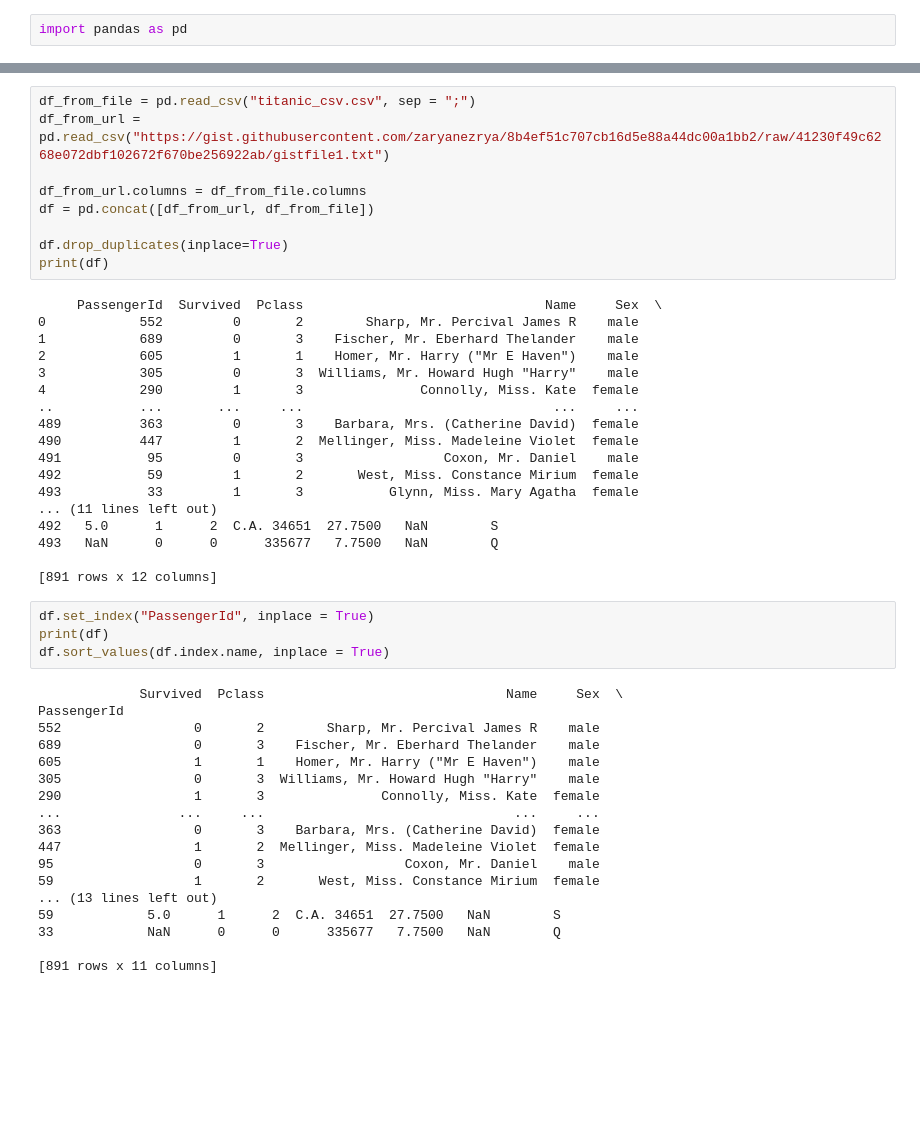
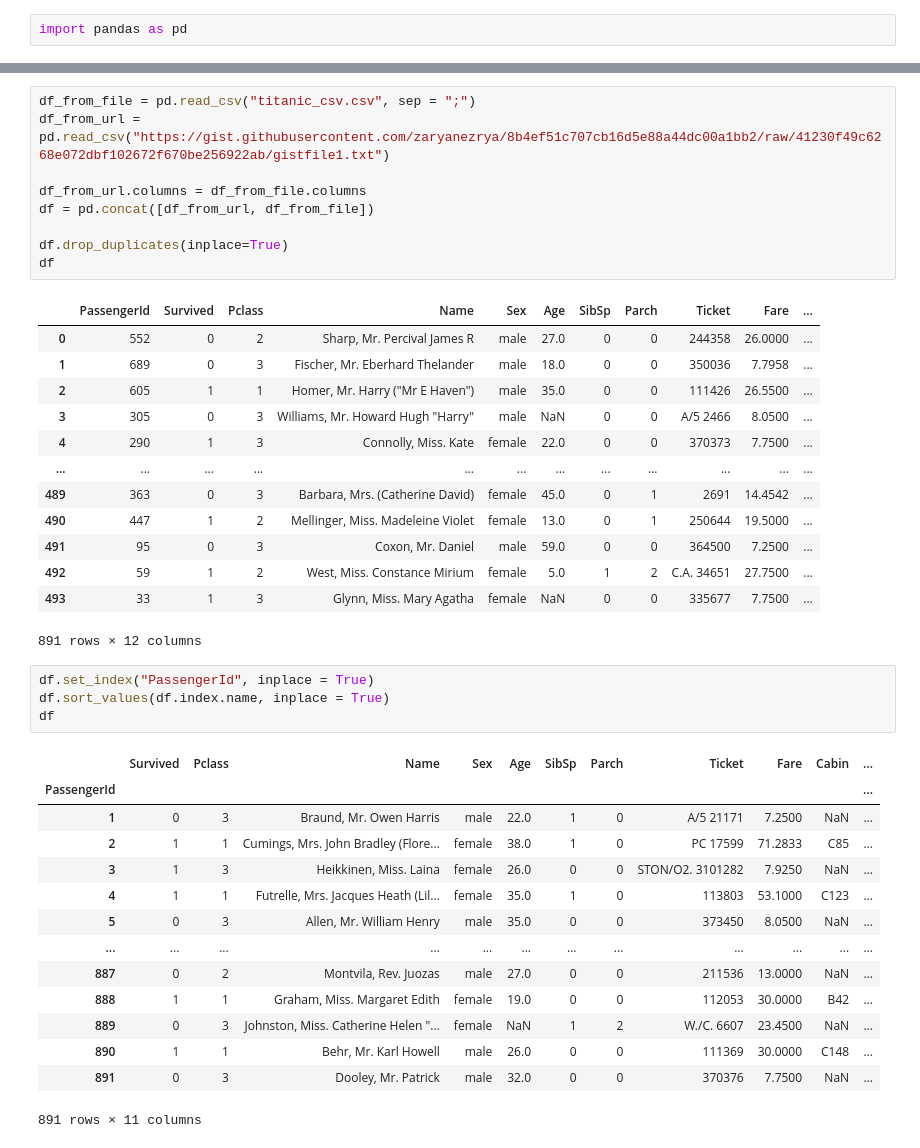
Before and after one commit to stwz13/practicum, a Jupyter notebook: lab_5.ipynb, the cells around one changed output, grey strips where cells are left out. Saved outputs shown, nothing was run; the diff lists cells and outputs as text; blank space fills up the shorter version.

```diff
--- a/lab_5.ipynb
+++ b/lab_5.ipynb
@@ -18,45 +18,38 @@ df_from_url.columns = df_from_file.columns
 df = pd.concat([df_from_url, df_from_file])
 
 df.drop_duplicates(inplace=True)
-print(df)
+df
 # %% [output]
+|  | PassengerId | Survived | Pclass | Name | Sex | Age | SibSp | Parch | Ticket | Fare | ... |
+| 0 | 552 | 0 | 2 | Sharp, Mr. Percival James R | male | 27.0 | 0 | 0 | 244358 | 26.0000 | ... |
+| 1 | 689 | 0 | 3 | Fischer, Mr. Eberhard Thelander | male | 18.0 | 0 | 0 | 350036 | 7.7958 | ... |
+| 2 | 605 | 1 | 1 | Homer, Mr. Harry ("Mr E Haven") | male | 35.0 | 0 | 0 | 111426 | 26.5500 | ... |
+| 3 | 305 | 0 | 3 | Williams, Mr. Howard Hugh "Harry" | male | NaN | 0 | 0 | A/5 2466 | 8.0500 | ... |
+| 4 | 290 | 1 | 3 | Connolly, Miss. Kate | female | 22.0 | 0 | 0 | 370373 | 7.7500 | ... |
+| ... | ... | ... | ... | ... | ... | ... | ... | ... | ... | ... | ... |
+| 489 | 363 | 0 | 3 | Barbara, Mrs. (Catherine David) | female | 45.0 | 0 | 1 | 2691 | 14.4542 | ... |
+| 490 | 447 | 1 | 2 | Mellinger, Miss. Madeleine Violet | female | 13.0 | 0 | 1 | 250644 | 19.5000 | ... |
+| 491 | 95 | 0 | 3 | Coxon, Mr. Daniel | male | 59.0 | 0 | 0 | 364500 | 7.2500 | ... |
+| 492 | 59 | 1 | 2 | West, Miss. Constance Mirium | female | 5.0 | 1 | 2 | C.A. 34651 | 27.7500 | ... |
+| 493 | 33 | 1 | 3 | Glynn, Miss. Mary Agatha | female | NaN | 0 | 0 | 335677 | 7.7500 | ... |
-     PassengerId  Survived  Pclass                               Name     Sex  \
-0            552         0       2        Sharp, Mr. Percival James R    male
-1            689         0       3    Fischer, Mr. Eberhard Thelander    male
-2            605         1       1    Homer, Mr. Harry ("Mr E Haven")    male
-3            305         0       3  Williams, Mr. Howard Hugh "Harry"    male
-4            290         1       3               Connolly, Miss. Kate  female
-..           ...       ...     ...                                ...     ...
-489          363         0       3    Barbara, Mrs. (Catherine David)  female
-490          447         1       2  Mellinger, Miss. Madeleine Violet  female
-491           95         0       3                  Coxon, Mr. Daniel    male
-492           59         1       2       West, Miss. Constance Mirium  female
-493           33         1       3           Glynn, Miss. Mary Agatha  female
-... (11 lines left out)
-492   5.0      1      2  C.A. 34651  27.7500   NaN        S
-493   NaN      0      0      335677   7.7500   NaN        Q
-
-[891 rows x 12 columns]
+891 rows × 12 columns
 # %%
 df.set_index("PassengerId", inplace = True)
-print(df)
 df.sort_values(df.index.name, inplace = True)
+df
 # %% [output]
+|  | Survived | Pclass | Name | Sex | Age | SibSp | Parch | Ticket | Fare | Cabin | ... |
+| PassengerId |  |  |  |  |  |  |  |  |  |  | ... |
+| 1 | 0 | 3 | Braund, Mr. Owen Harris | male | 22.0 | 1 | 0 | A/5 21171 | 7.2500 | NaN | ... |
+| 2 | 1 | 1 | Cumings, Mrs. John Bradley (Flore... | female | 38.0 | 1 | 0 | PC 17599 | 71.2833 | C85 | ... |
+| 3 | 1 | 3 | Heikkinen, Miss. Laina | female | 26.0 | 0 | 0 | STON/O2. 3101282 | 7.9250 | NaN | ... |
+| 4 | 1 | 1 | Futrelle, Mrs. Jacques Heath (Lil... | female | 35.0 | 1 | 0 | 113803 | 53.1000 | C123 | ... |
+| 5 | 0 | 3 | Allen, Mr. William Henry | male | 35.0 | 0 | 0 | 373450 | 8.0500 | NaN | ... |
+| ... | ... | ... | ... | ... | ... | ... | ... | ... | ... | ... | ... |
+| 887 | 0 | 2 | Montvila, Rev. Juozas | male | 27.0 | 0 | 0 | 211536 | 13.0000 | NaN | ... |
+| 888 | 1 | 1 | Graham, Miss. Margaret Edith | female | 19.0 | 0 | 0 | 112053 | 30.0000 | B42 | ... |
+| 889 | 0 | 3 | Johnston, Miss. Catherine Helen "... | female | NaN | 1 | 2 | W./C. 6607 | 23.4500 | NaN | ... |
+| 890 | 1 | 1 | Behr, Mr. Karl Howell | male | 26.0 | 0 | 0 | 111369 | 30.0000 | C148 | ... |
+| 891 | 0 | 3 | Dooley, Mr. Patrick | male | 32.0 | 0 | 0 | 370376 | 7.7500 | NaN | ... |
-             Survived  Pclass                               Name     Sex  \
-PassengerId
-552                 0       2        Sharp, Mr. Percival James R    male
-689                 0       3    Fischer, Mr. Eberhard Thelander    male
-605                 1       1    Homer, Mr. Harry ("Mr E Haven")    male
-305                 0       3  Williams, Mr. Howard Hugh "Harry"    male
-290                 1       3               Connolly, Miss. Kate  female
-...               ...     ...                                ...     ...
-363                 0       3    Barbara, Mrs. (Catherine David)  female
-447                 1       2  Mellinger, Miss. Madeleine Violet  female
-95                  0       3                  Coxon, Mr. Daniel    male
-59                  1       2       West, Miss. Constance Mirium  female
-... (13 lines left out)
-59            5.0      1      2  C.A. 34651  27.7500   NaN        S
-33            NaN      0      0      335677   7.7500   NaN        Q
-
-[891 rows x 11 columns]
+891 rows × 11 columns
 # %%
```
Also changed, not shown: parts of 14 cells of this notebook, 2 other files.
